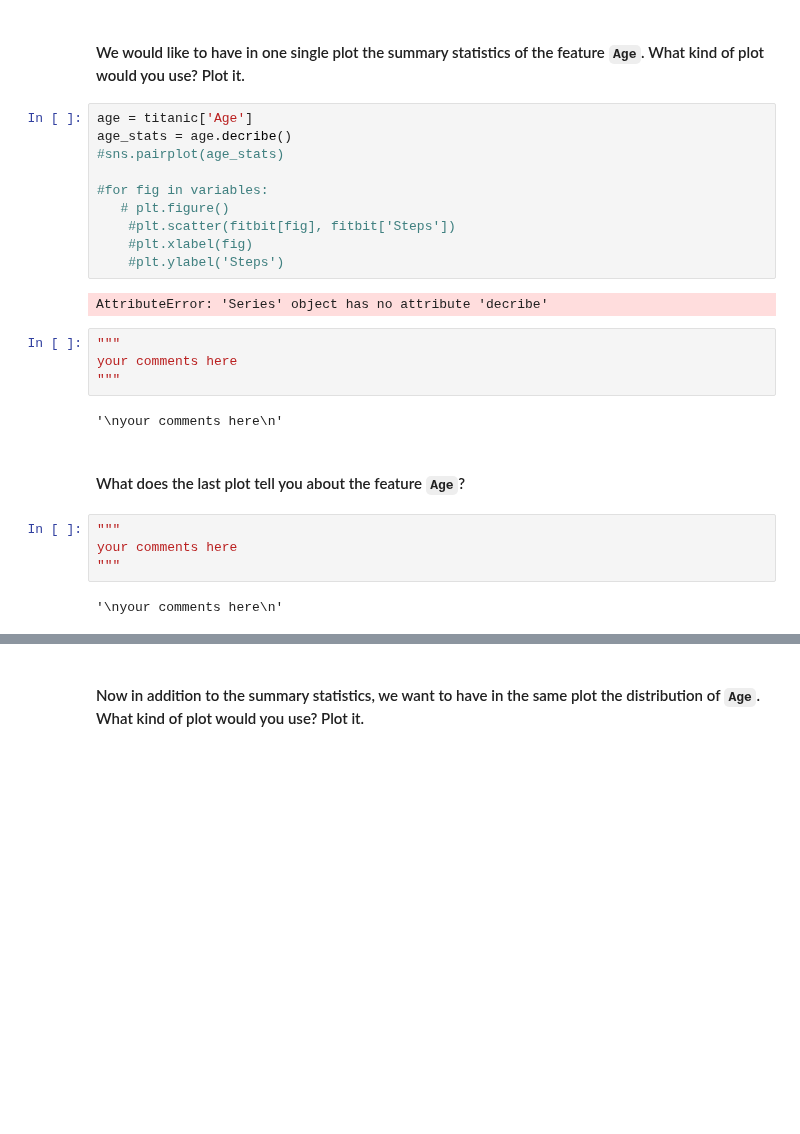
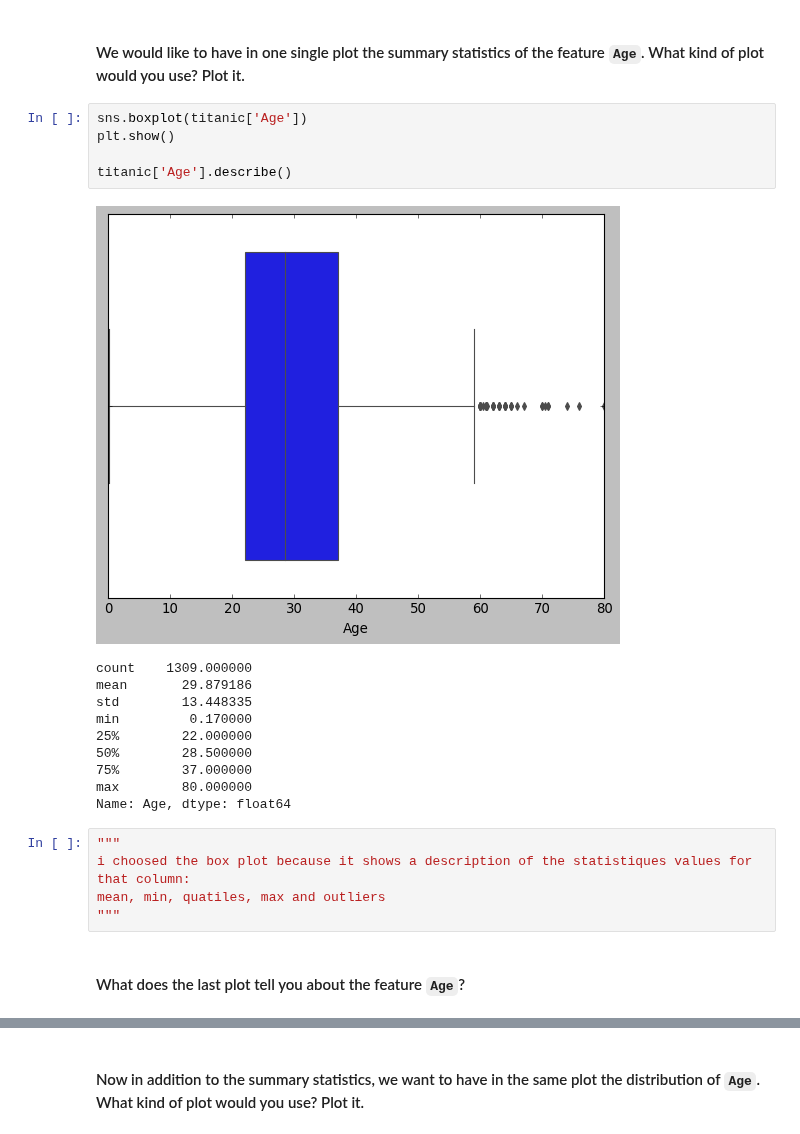
Before and after one commit to ta-data-lis/lab-matplotlib-seaborn, a Jupyter notebook: your-code/main.ipynb, the cells around one changed output, grey strips where cells are left out. Cells and saved outputs as stored; diff of their text form; blank space fills up the shorter version.

```diff
--- a/your-code/main.ipynb
+++ b/your-code/main.ipynb
@@ -271,29 +267,26 @@ plt.show()
 [figure]
 # %% [markdown]
 #### We would like to have in one single plot the summary statistics of the feature `Age`. What kind of plot would you use? Plot it.
-# %%
-age = titanic['Age']
-age_stats = age.decribe()
-#sns.pairplot(age_stats)
-
-#for fig in variables:
-   # plt.figure()
-    #plt.scatter(fitbit[fig], fitbit['Steps'])
-    #plt.xlabel(fig)
-    #plt.ylabel('Steps')
-# %% [output]
-AttributeError: 'Series' object has no attribute 'decribe'
-# %%
-"""
-your comments here
-"""
-# %% [output]
-'\nyour comments here\n'
+# %%
+sns.boxplot(titanic['Age'])
+plt.show()
+
+titanic['Age'].describe()
+# %% [output]
+[figure, added]
+count    1309.000000
+mean       29.879186
+std        13.448335
+min         0.170000
+25%        22.000000
+50%        28.500000
+75%        37.000000
+max        80.000000
+Name: Age, dtype: float64
+# %%
+"""
+i choosed the box plot because it shows a description of the statistiques values for that column:
+mean, min, quatiles, max and outliers
+"""
 # %% [markdown]
 #### What does the last plot tell you about the feature `Age`?
-# %%
-"""
-your comments here
-"""
-# %% [output]
-'\nyour comments here\n'
```
Also changed, not shown: parts of 13 cells of this notebook.
